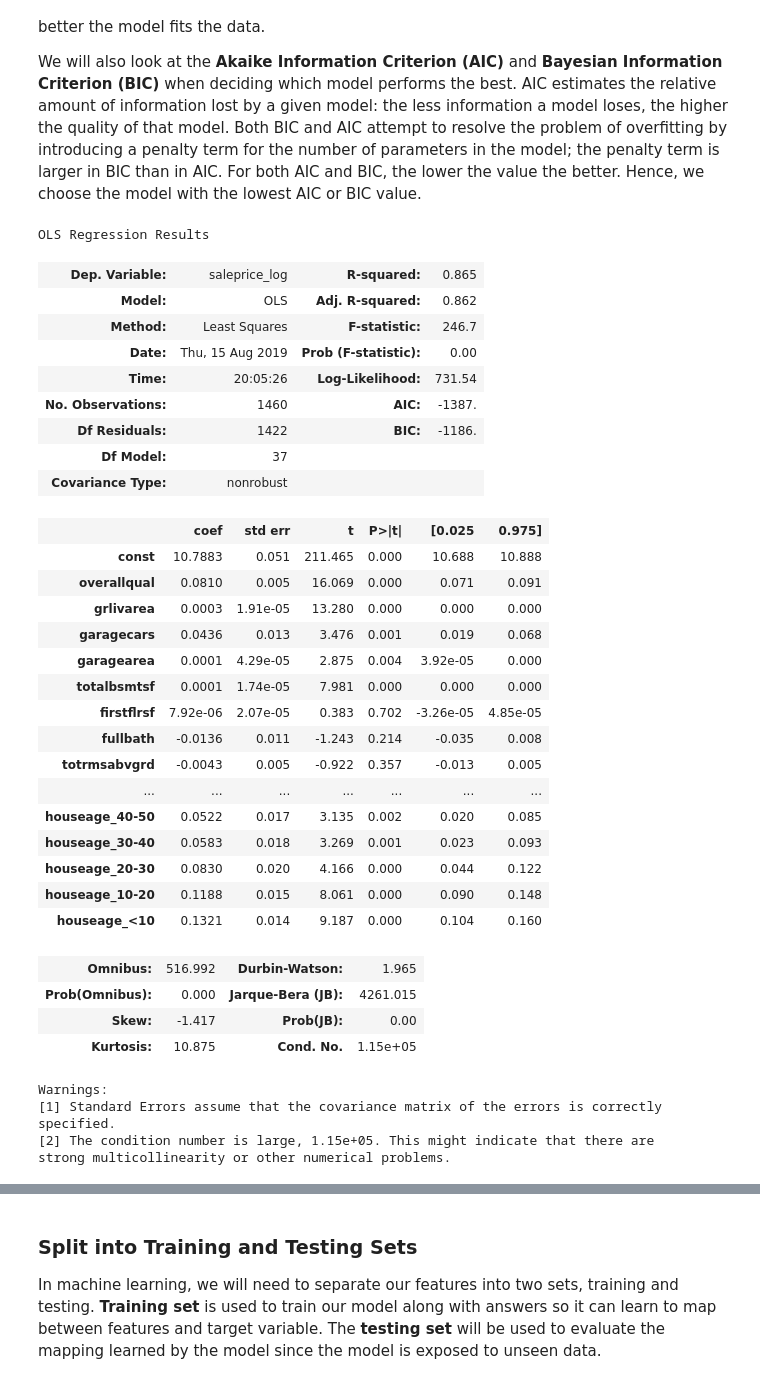
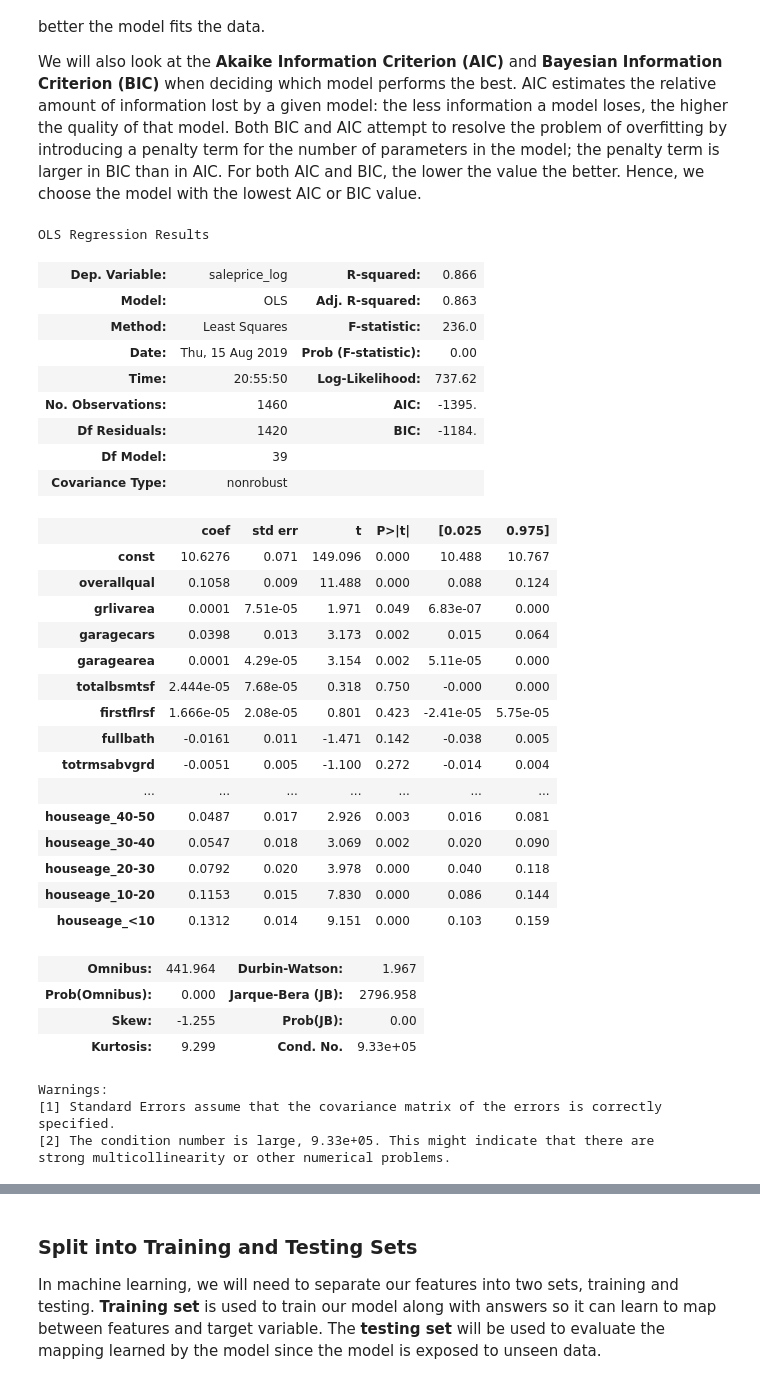
Before and after one commit to tsaw8/Thinkful_Project, a Jupyter notebook: Module 19: Supervised learning: solving regression problems/8. Challenge House prices model .ipynb, the cells around one changed output, grey strips where cells are left out. Drawn from its saved outputs; the diff is of its cells as text; code cells hidden in the pictures.

```diff
--- a/Module 19: Supervised learning: solving regression problems/8. Challenge House prices model .ipynb
+++ b/Module 19: Supervised learning: solving regression problems/8. Challenge House prices model .ipynb
@@ -633,47 +633,47 @@ We will also look at the __Akaike Information Criterion (AIC)__ and __Bayesian I
 # %%
 # Y is the target variable
 Y = df2['saleprice_log']
 # X is the feature set
-X = df2[['overallqual','grlivarea','garagecars','garagearea','totalbsmtsf','firstflrsf','fullbath','totrmsabvgrd'] + dummy_column_names]
+X = df2[['overallqual','grlivarea','garagecars','garagearea','totalbsmtsf','firstflrsf','fullbath','totrmsabvgrd','totalsf','int_over_sf'] + dummy_column_names]
 
 X = sm.add_constant(X)
 
 results = sm.OLS(Y, X).fit()
 
 results.summary()
 # %% [output]
 OLS Regression Results
-| Dep. Variable: | saleprice_log | R-squared: | 0.865 |
-| Model: | OLS | Adj. R-squared: | 0.862 |
-| Method: | Least Squares | F-statistic: | 246.7 |
+| Dep. Variable: | saleprice_log | R-squared: | 0.866 |
+| Model: | OLS | Adj. R-squared: | 0.863 |
+| Method: | Least Squares | F-statistic: | 236.0 |
 | Date: | Thu, 15 Aug 2019 | Prob (F-statistic): | 0.00 |
-| Time: | 20:05:26 | Log-Likelihood: | 731.54 |
-| No. Observations: | 1460 | AIC: | -1387. |
-| Df Residuals: | 1422 | BIC: | -1186. |
-| Df Model: | 37 |  |  |
+| Time: | 20:55:50 | Log-Likelihood: | 737.62 |
+| No. Observations: | 1460 | AIC: | -1395. |
+| Df Residuals: | 1420 | BIC: | -1184. |
+| Df Model: | 39 |  |  |
 | Covariance Type: | nonrobust |  |  |
 |  | coef | std err | t | P>|t| | [0.025 | 0.975] |
-| const | 10.7883 | 0.051 | 211.465 | 0.000 | 10.688 | 10.888 |
-| overallqual | 0.0810 | 0.005 | 16.069 | 0.000 | 0.071 | 0.091 |
-| grlivarea | 0.0003 | 1.91e-05 | 13.280 | 0.000 | 0.000 | 0.000 |
-| garagecars | 0.0436 | 0.013 | 3.476 | 0.001 | 0.019 | 0.068 |
-| garagearea | 0.0001 | 4.29e-05 | 2.875 | 0.004 | 3.92e-05 | 0.000 |
-| totalbsmtsf | 0.0001 | 1.74e-05 | 7.981 | 0.000 | 0.000 | 0.000 |
-| firstflrsf | 7.92e-06 | 2.07e-05 | 0.383 | 0.702 | -3.26e-05 | 4.85e-05 |
-| fullbath | -0.0136 | 0.011 | -1.243 | 0.214 | -0.035 | 0.008 |
-| totrmsabvgrd | -0.0043 | 0.005 | -0.922 | 0.357 | -0.013 | 0.005 |
+| const | 10.6276 | 0.071 | 149.096 | 0.000 | 10.488 | 10.767 |
+| overallqual | 0.1058 | 0.009 | 11.488 | 0.000 | 0.088 | 0.124 |
+| grlivarea | 0.0001 | 7.51e-05 | 1.971 | 0.049 | 6.83e-07 | 0.000 |
+| garagecars | 0.0398 | 0.013 | 3.173 | 0.002 | 0.015 | 0.064 |
+| garagearea | 0.0001 | 4.29e-05 | 3.154 | 0.002 | 5.11e-05 | 0.000 |
+| totalbsmtsf | 2.444e-05 | 7.68e-05 | 0.318 | 0.750 | -0.000 | 0.000 |
+| firstflrsf | 1.666e-05 | 2.08e-05 | 0.801 | 0.423 | -2.41e-05 | 5.75e-05 |
+| fullbath | -0.0161 | 0.011 | -1.471 | 0.142 | -0.038 | 0.005 |
+| totrmsabvgrd | -0.0051 | 0.005 | -1.100 | 0.272 | -0.014 | 0.004 |
 | ... | ... | ... | ... | ... | ... | ... |
-| houseage_40-50 | 0.0522 | 0.017 | 3.135 | 0.002 | 0.020 | 0.085 |
-| houseage_30-40 | 0.0583 | 0.018 | 3.269 | 0.001 | 0.023 | 0.093 |
-| houseage_20-30 | 0.0830 | 0.020 | 4.166 | 0.000 | 0.044 | 0.122 |
-| houseage_10-20 | 0.1188 | 0.015 | 8.061 | 0.000 | 0.090 | 0.148 |
-| houseage_<10 | 0.1321 | 0.014 | 9.187 | 0.000 | 0.104 | 0.160 |
+| houseage_40-50 | 0.0487 | 0.017 | 2.926 | 0.003 | 0.016 | 0.081 |
+| houseage_30-40 | 0.0547 | 0.018 | 3.069 | 0.002 | 0.020 | 0.090 |
+| houseage_20-30 | 0.0792 | 0.020 | 3.978 | 0.000 | 0.040 | 0.118 |
+| houseage_10-20 | 0.1153 | 0.015 | 7.830 | 0.000 | 0.086 | 0.144 |
+| houseage_<10 | 0.1312 | 0.014 | 9.151 | 0.000 | 0.103 | 0.159 |
-| Omnibus: | 516.992 | Durbin-Watson: | 1.965 |
-| Prob(Omnibus): | 0.000 | Jarque-Bera (JB): | 4261.015 |
-| Skew: | -1.417 | Prob(JB): | 0.00 |
-| Kurtosis: | 10.875 | Cond. No. | 1.15e+05 |
+| Omnibus: | 441.964 | Durbin-Watson: | 1.967 |
+| Prob(Omnibus): | 0.000 | Jarque-Bera (JB): | 2796.958 |
+| Skew: | -1.255 | Prob(JB): | 0.00 |
+| Kurtosis: | 9.299 | Cond. No. | 9.33e+05 |
 Warnings:
 [1] Standard Errors assume that the covariance matrix of the errors is correctly specified.
-[2] The condition number is large, 1.15e+05. This might indicate that there are
+[2] The condition number is large, 9.33e+05. This might indicate that there are
 strong multicollinearity or other numerical problems.
 # %% [markdown]
```
Also changed, not shown: parts of 15 cells of this notebook.
